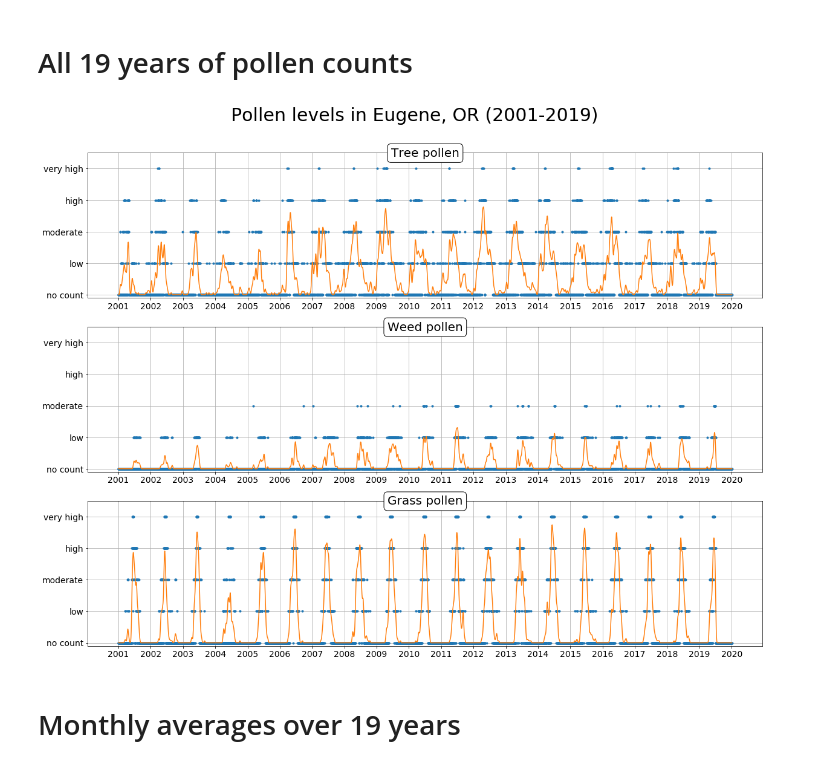
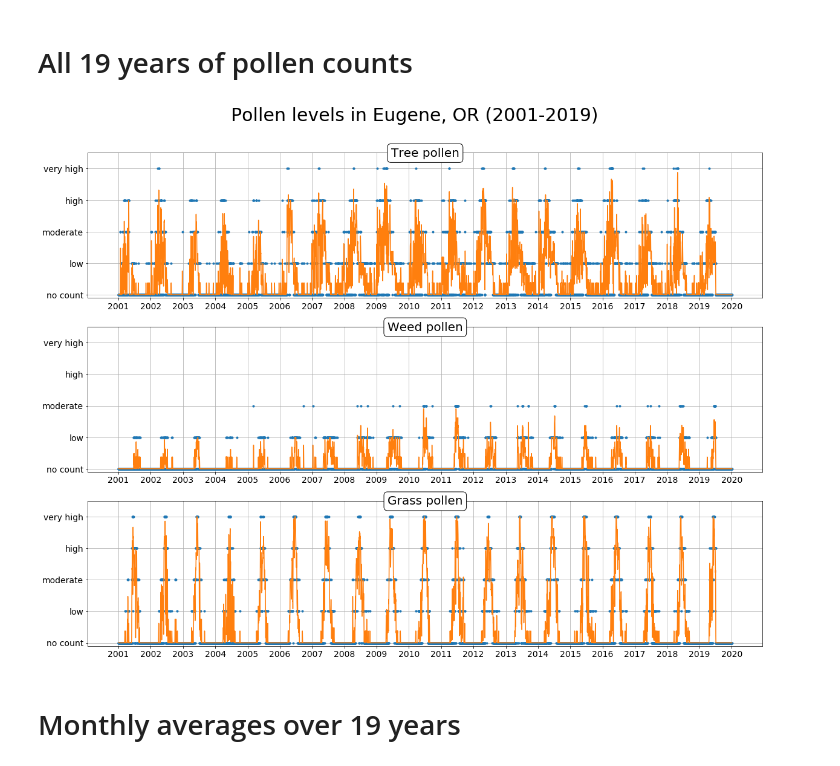
Before and after one commit to pdqnguyen/allergy, a Jupyter notebook: analysis.ipynb, the cells around one changed output. Saved outputs shown, nothing was run; the diff lists cells and outputs as text; code cells hidden in the pictures.

```diff
--- a/analysis.ipynb
+++ b/analysis.ipynb
@@ -59,24 +72,24 @@ df = df[~((df.index.month == 2) & (df.index.day > 28))]
 # %%
 fig, ax = plt.subplots(3, 1, figsize=(20, 15))
 fig.suptitle("Pollen levels in Eugene, OR (2001-2019)", y=0.95, fontsize=30)
 for i, col in enumerate(cols):
     values = df[col]
-    values_smooth, _ = gsmooth(df[col].values, w=30)
+    values_smooth, _ = gsmooth(df[col].values, w=5)
     x = (df.index - df.index[0]).days
     ax[i].plot(x, values, '.')
     ax[i].plot(x, values_smooth, '-')
     ax[i].tick_params(labelsize=14)
     ax[i].set_xticks(range(x[0], x[-1], 365))
     ax[i].set_xticklabels(range(2001, 2021))
     ax[i].set_yticks(range(len(pollen_levels)))
     ax[i].set_yticklabels(pollen_levels)
     ax[i].set_title(col_labels[col], y=0.95, bbox=dict(boxstyle='round', facecolor='w'), size=20)
     ax[i].set_ylim(-0.1, 4.5)
     ax[i].grid()
 fig.savefig('plots/eug-or-full.png')
 fig.show()
 # %% [output]
-[figure, old version]
+[figure, new version]
 # %% [markdown]
 # Monthly averages over 19 years
 # %%
```
Also changed, not shown: parts of 11 cells of this notebook.
